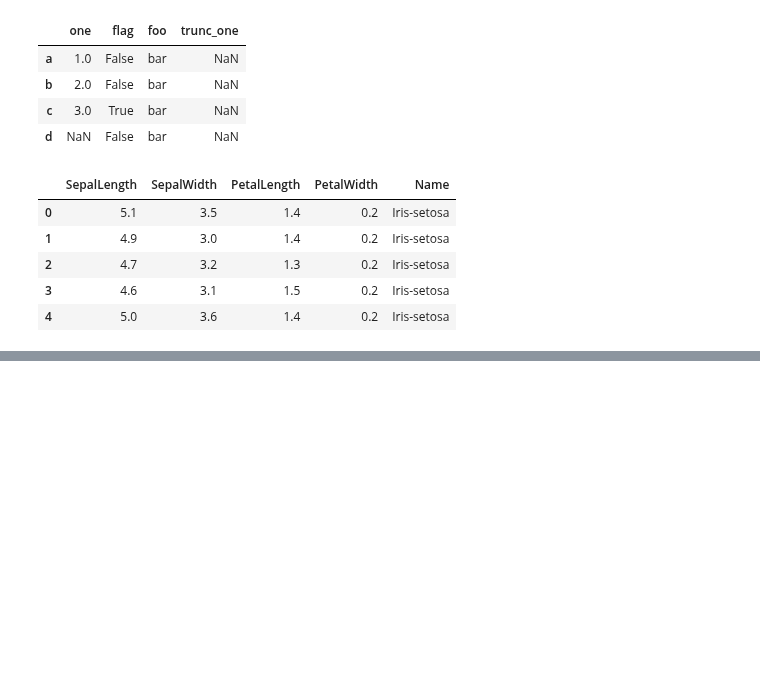
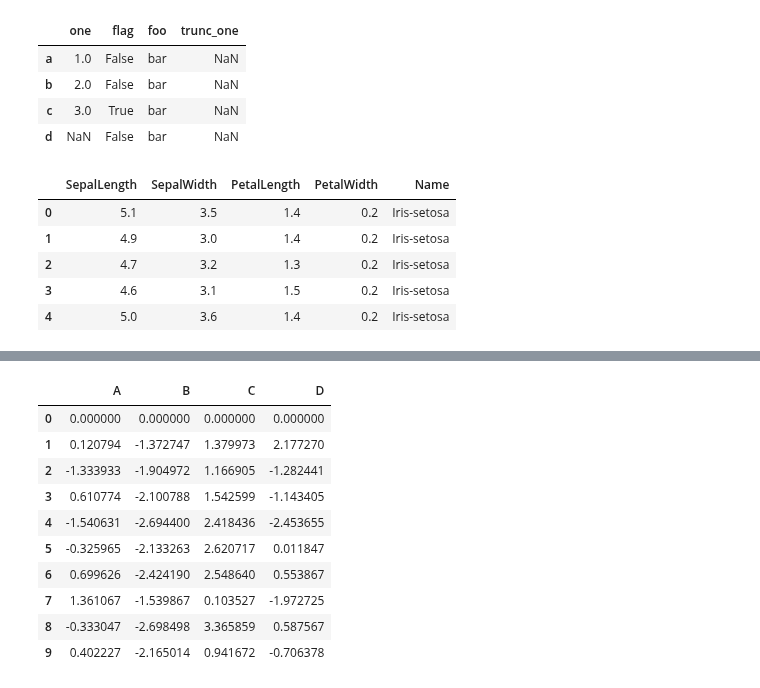
Before and after one commit to UtsavParashar/PythonProblems, a Jupyter notebook: PandasOffDoc.ipynb, the cells around one changed output, grey strips where cells are left out. Saved outputs shown, nothing was run; the diff lists cells and outputs as text; code cells hidden in the pictures; blank space fills up the shorter version.

```diff
--- a/PandasOffDoc.ipynb
+++ b/PandasOffDoc.ipynb
@@ -2083,0 +2111,14 @@ dfa.assign(C=lambda x:x.A+x.B, D=lambda x:x.A+x.C)
+# %%
+df1 - df1.iloc[0]
+# %% [output]
+|  | A | B | C | D |
+| 0 | 0.000000 | 0.000000 | 0.000000 | 0.000000 |
+| 1 | 0.120794 | -1.372747 | 1.379973 | 2.177270 |
+| 2 | -1.333933 | -1.904972 | 1.166905 | -1.282441 |
+| 3 | 0.610774 | -2.100788 | 1.542599 | -1.143405 |
+| 4 | -1.540631 | -2.694400 | 2.418436 | -2.453655 |
+| 5 | -0.325965 | -2.133263 | 2.620717 | 0.011847 |
+| 6 | 0.699626 | -2.424190 | 2.548640 | 0.553867 |
+| 7 | 1.361067 | -1.539867 | 0.103527 | -1.972725 |
+| 8 | -0.333047 | -2.698498 | 3.365859 | 0.587567 |
+| 9 | 0.402227 | -2.165014 | 0.941672 | -0.706378 |
```
Also changed, not shown: parts of 18 cells of this notebook, 1 other file.
